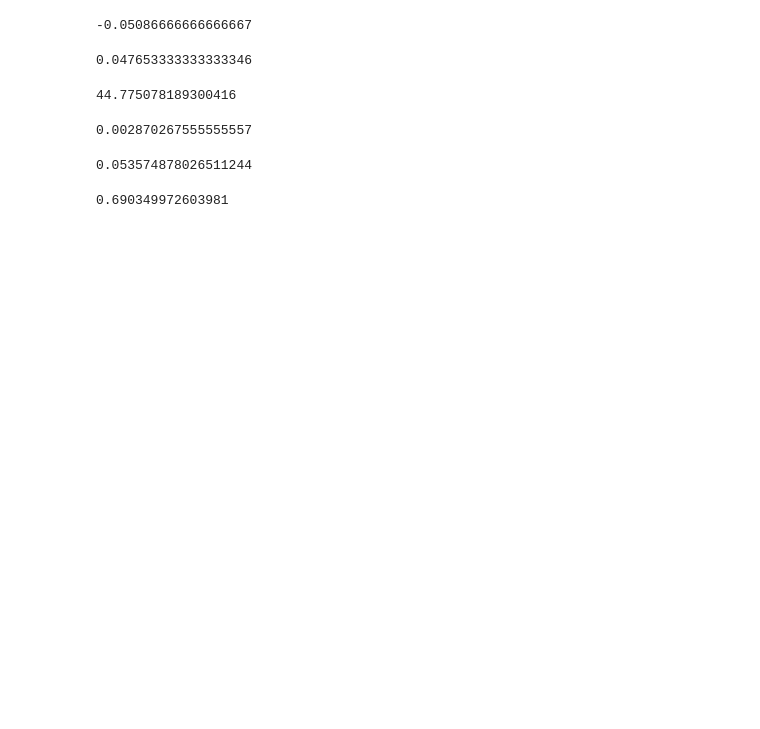
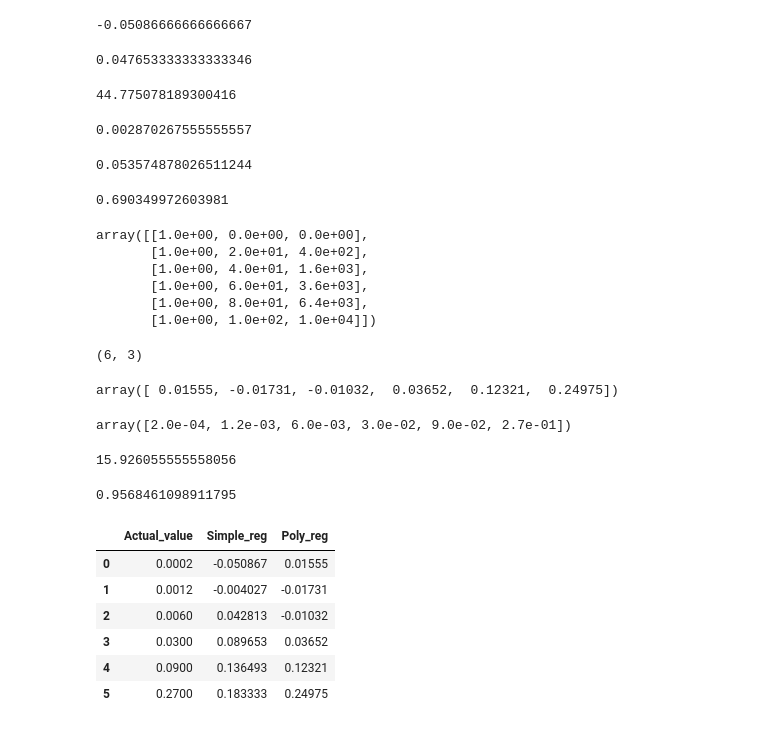
Before and after one commit to AshlinShaji/Machine-Learning, a Jupyter notebook: Regression/Polynomial_Regression/poly.ipynb, the cells around one changed output. Drawn from its saved outputs; the diff is of its cells as text; code cells hidden in the pictures; blank space fills up the shorter version.

```diff
--- a/Regression/Polynomial_Regression/poly.ipynb
+++ b/Regression/Polynomial_Regression/poly.ipynb
@@ -144,3 +144,51 @@ score=r2_score(y,y_pred)
 score
 # %% [output]
 0.690349972603981
+# %%
+from sklearn.preprocessing import PolynomialFeatures
+feature=PolynomialFeatures(degree=2)
+x_poly=feature.fit_transform(x)
+x_poly
+# %% [output]
+array([[1.0e+00, 0.0e+00, 0.0e+00],
+       [1.0e+00, 2.0e+01, 4.0e+02],
+       [1.0e+00, 4.0e+01, 1.6e+03],
+       [1.0e+00, 6.0e+01, 3.6e+03],
+       [1.0e+00, 8.0e+01, 6.4e+03],
+       [1.0e+00, 1.0e+02, 1.0e+04]])
+# %%
+x_poly.shape
+# %% [output]
+(6, 3)
+# %%
+model1=LinearRegression()
+model1.fit(x_poly,y)
+y_poly=model1.predict(x_poly)
+y_poly
+# %% [output]
+array([ 0.01555, -0.01731, -0.01032,  0.03652,  0.12321,  0.24975])
+# %%
+y
+# %% [output]
+array([2.0e-04, 1.2e-03, 6.0e-03, 3.0e-02, 9.0e-02, 2.7e-01])
+# %%
+mape1=mean_absolute_percentage_error(y,y_poly)
+mape1
+# %% [output]
+15.926055555558056
+# %%
+score1=r2_score(y,y_poly)
+score1
+# %% [output]
+0.9568461098911795
+# %%
+df1=pd.DataFrame({'Actual_value':y,'Simple_reg':y_pred,'Poly_reg':y_poly})
+df1
+# %% [output]
+|  | Actual_value | Simple_reg | Poly_reg |
+| 0 | 0.0002 | -0.050867 | 0.01555 |
+| 1 | 0.0012 | -0.004027 | -0.01731 |
+| 2 | 0.0060 | 0.042813 | -0.01032 |
+| 3 | 0.0300 | 0.089653 | 0.03652 |
+| 4 | 0.0900 | 0.136493 | 0.12321 |
+| 5 | 0.2700 | 0.183333 | 0.24975 |
```
Also changed, not shown: parts of 2 cells of this notebook, 2 other files.
